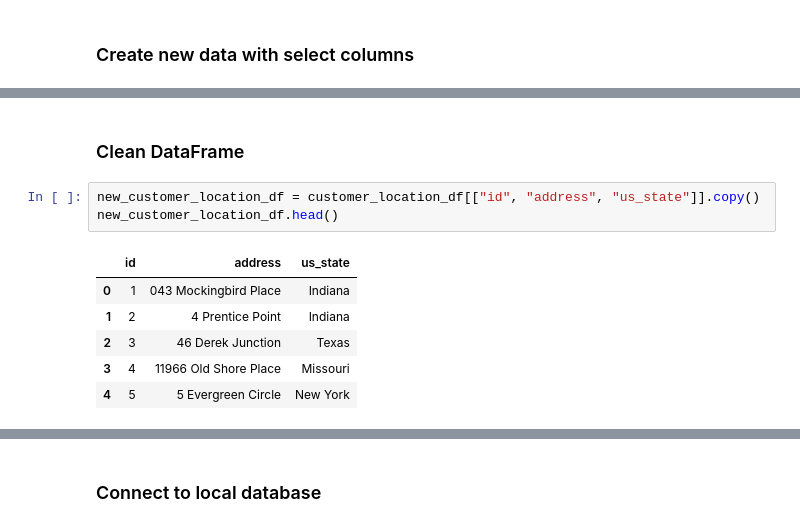
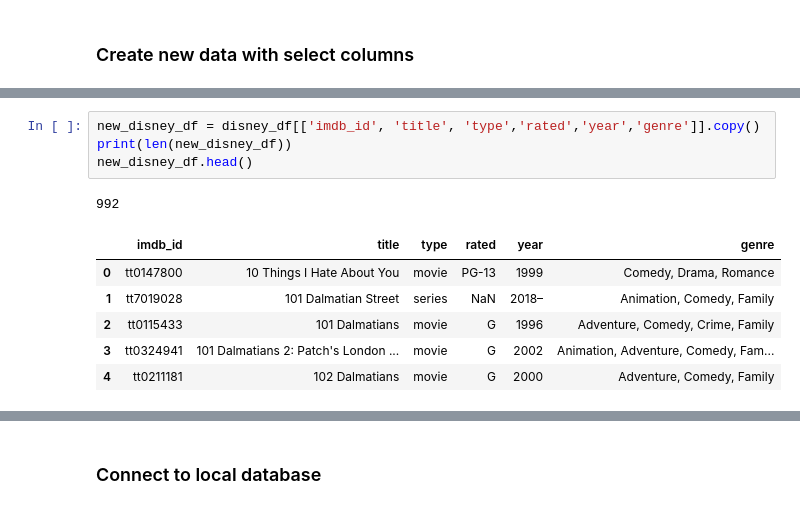
Before and after one commit to travisstowell/ETLProject, a Jupyter notebook: data_etl.ipynb, the cells around one changed output, grey strips where cells are left out. Drawn from its saved outputs; the diff is of its cells as text.

```diff
--- a/data_etl.ipynb
+++ b/data_etl.ipynb
@@ -42,12 +32,12 @@ customer_location_df.head()
-# %% [markdown]
-### Clean DataFrame
-# %%
-new_customer_location_df = customer_location_df[["id", "address", "us_state"]].copy()
-new_customer_location_df.head()
-# %% [output]
-|  | id | address | us_state |
-| 0 | 1 | 043 Mockingbird Place | Indiana |
-| 1 | 2 | 4 Prentice Point | Indiana |
-| 2 | 3 | 46 Derek Junction | Texas |
-| 3 | 4 | 11966 Old Shore Place | Missouri |
-| 4 | 5 | 5 Evergreen Circle | New York |
+# %%
+new_disney_df = disney_df[['imdb_id', 'title', 'type','rated','year','genre']].copy()
+print(len(new_disney_df))
+new_disney_df.head()
+# %% [output]
+992
+|  | imdb_id | title | type | rated | year | genre |
+| 0 | tt0147800 | 10 Things I Hate About You | movie | PG-13 | 1999 | Comedy, Drama, Romance |
+| 1 | tt7019028 | 101 Dalmatian Street | series | NaN | 2018– | Animation, Comedy, Family |
+| 2 | tt0115433 | 101 Dalmatians | movie | G | 1996 | Adventure, Comedy, Crime, Family |
+| 3 | tt0324941 | 101 Dalmatians 2: Patch's London ... | movie | G | 2002 | Animation, Adventure, Comedy, Fam... |
+| 4 | tt0211181 | 102 Dalmatians | movie | G | 2000 | Adventure, Comedy, Family |
```
Also changed, not shown: parts of 12 cells of this notebook, 1 other file.
